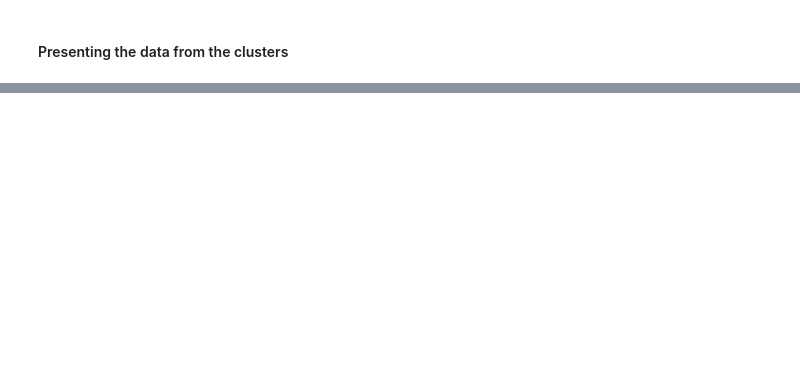
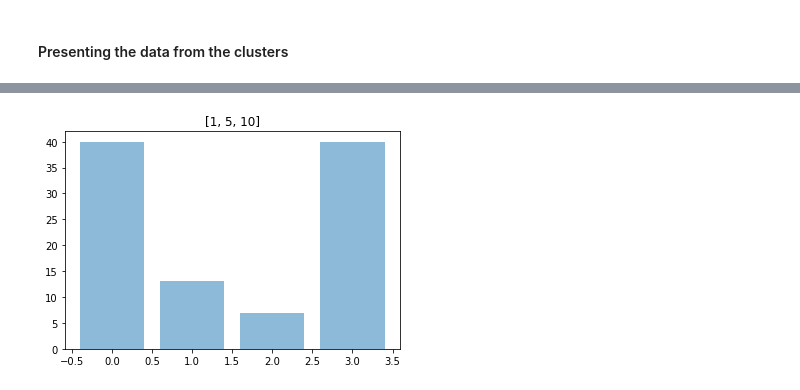
Before and after one commit to naveenr414/NMF, a Jupyter notebook: notebook/Epsilon Neighbor Graph.ipynb, the cells around one changed output, grey strips where cells are left out. Saved outputs shown, nothing was run; the diff lists cells and outputs as text; code cells hidden in the pictures; blank space fills up the shorter version.

```diff
--- a/notebook/Epsilon Neighbor Graph.ipynb
+++ b/notebook/Epsilon Neighbor Graph.ipynb
@@ -324,2 +409,31 @@ def printHistogram(distanceMatrix):
+# %%
+def printHistogram(distanceMatrix):
+    flattened = distanceMatrix.flatten()
+    plt.hist(flattened,np.arange(0,1,0.1),alpha=0.5, histtype='bar', ec='black')
+    plt.title("Distribution of distance values using distance=1-cosine similarity for all pairs of samples")
+    plt.show()
+
+def inclusionThreshold(nn,threshold):
+    return len([i for i in range(len(nn)) if sum(nn[i])<=threshold])
+
+def inclusionThresholdEpsilon(threshold):
+    nne = createNearestNeighborEpsilon(allData,epsilon=epsilon)
+    return inclusionThreshold(nne,threshold)
+
+def numberNodesEpsilon(epsilon):
+    nne = createNearestNeighborEpsilon(allData,epsilon=epsilon)
+    bins = [1,5,10]
+
+    binNumbers = [0 for i in range(len(bins))]
+
+    for i in range(len(bins)):
+        binNumbers[i] = inclusionThreshold(nne,bins[i])
+        if(i != 0):
+            binNumbers[i]-=sum(binNumbers[0:i])
+    binNumbers.append(nne.shape[0]-sum(binNumbers))
+
+    plt.title(str(bins))
+    plt.bar(np.arange(len(binNumbers)),binNumbers, align='center', alpha=0.5)
+    plt.show()
 # %%
 printHistogram(distanceGraph(allData))
@@ -327,0 +446,4 @@ distanceGraph(allData).shape
+# %%
+numberNodesEpsilon(0.4)
+# %% [output]
+[figure, added]
```
Also changed, not shown: parts of 27 cells of this notebook, 2 other files.
